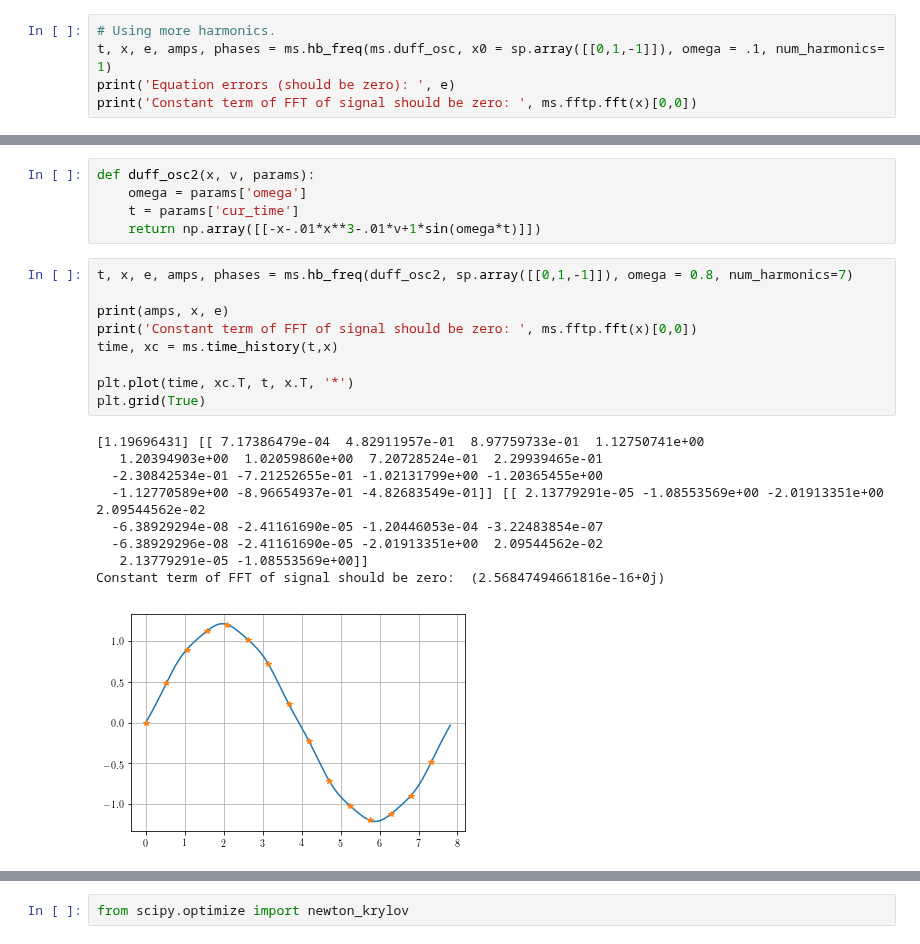
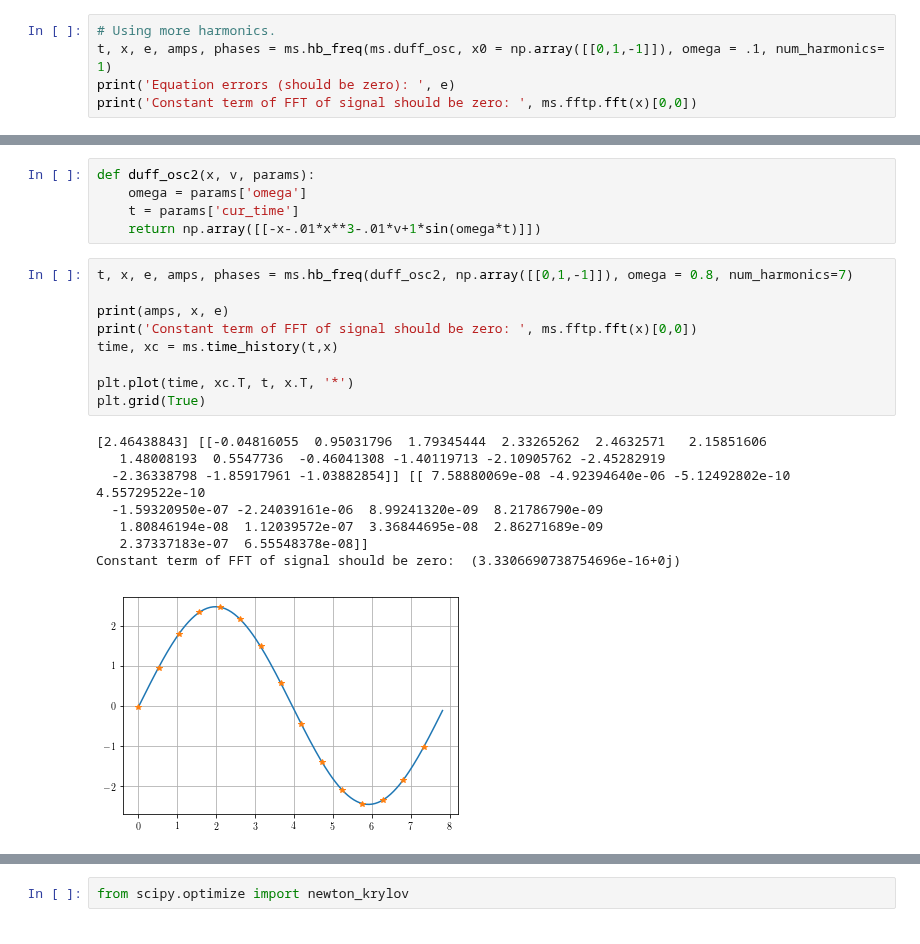
Before and after one commit to josephcslater/mousai, a Jupyter notebook: docs/tutorial/demos/Duffing_frequency.ipynb, the cells around one changed output, grey strips where cells are left out. Cells and saved outputs as stored; diff of their text form.

```diff
--- a/docs/tutorial/demos/Duffing_frequency.ipynb
+++ b/docs/tutorial/demos/Duffing_frequency.ipynb
@@ -26,6 +26,6 @@ Constant term of FFT of signal should be zero:  (5.551115123125783e-17+0j)
 # %%
 # Using more harmonics.
-t, x, e, amps, phases = ms.hb_freq(ms.duff_osc, x0 = sp.array([[0,1,-1]]), omega = .1, num_harmonics= 1)
+t, x, e, amps, phases = ms.hb_freq(ms.duff_osc, x0 = np.array([[0,1,-1]]), omega = .1, num_harmonics= 1)
 print('Equation errors (should be zero): ', e)
 print('Constant term of FFT of signal should be zero: ', ms.fftp.fft(x)[0,0])
 # %% [output]
@@ -62,22 +62,21 @@ def duff_osc2(x, v, params):
     t = params['cur_time']
     return np.array([[-x-.01*x**3-.01*v+1*sin(omega*t)]])
 # %%
-t, x, e, amps, phases = ms.hb_freq(duff_osc2, sp.array([[0,1,-1]]), omega = 0.8, num_harmonics=7)
+t, x, e, amps, phases = ms.hb_freq(duff_osc2, np.array([[0,1,-1]]), omega = 0.8, num_harmonics=7)
 
 print(amps, x, e)
 print('Constant term of FFT of signal should be zero: ', ms.fftp.fft(x)[0,0])
 time, xc = ms.time_history(t,x)
 
 plt.plot(time, xc.T, t, x.T, '*')
 plt.grid(True)
 # %% [output]
-[1.19696431] [[ 7.17386479e-04  4.82911957e-01  8.97759733e-01  1.12750741e+00
-   1.20394903e+00  1.02059860e+00  7.20728524e-01  2.29939465e-01
-  -2.30842534e-01 -7.21252655e-01 -1.02131799e+00 -1.20365455e+00
-  -1.12770589e+00 -8.96654937e-01 -4.82683549e-01]] [[ 2.13779291e-05 -1.08553569e+00 -2.01913351e+00  2.09544562e-02
-  -6.38929294e-08 -2.41161690e-05 -1.20446053e-04 -3.22483854e-07
-  -6.38929296e-08 -2.41161690e-05 -2.01913351e+00  2.09544562e-02
-   2.13779291e-05 -1.08553569e+00]]
-Constant term of FFT of signal should be zero:  (2.56847494661816e-16+0j)
+[2.46438843] [[-0.04816055  0.95031796  1.79345444  2.33265262  2.4632571   2.15851606
+   1.48008193  0.5547736  -0.46041308 -1.40119713 -2.10905762 -2.45282919
+  -2.36338798 -1.85917961 -1.03882854]] [[ 7.58880069e-08 -4.92394640e-06 -5.12492802e-10  4.55729522e-10
+  -1.59320950e-07 -2.24039161e-06  8.99241320e-09  8.21786790e-09
+   1.80846194e-08  1.12039572e-07  3.36844695e-08  2.86271689e-09
+   2.37337183e-07  6.55548378e-08]]
+Constant term of FFT of signal should be zero:  (3.3306690738754696e-16+0j)
-[figure, old version]
+[figure, new version]
 # %%
```
Also changed, not shown: parts of 13 cells of this notebook, 3 other files.
